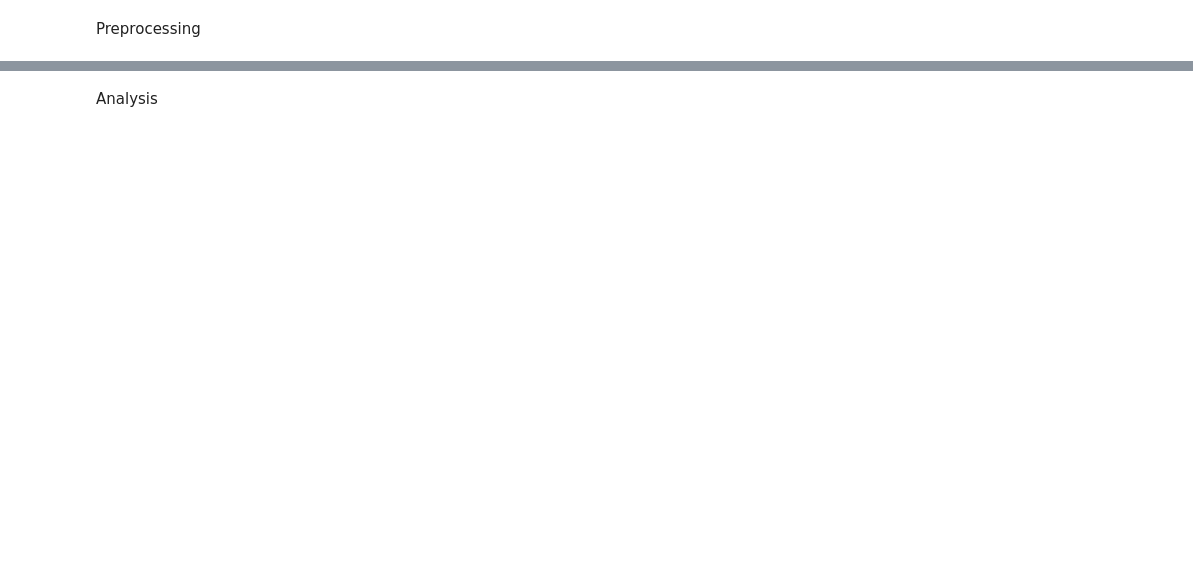
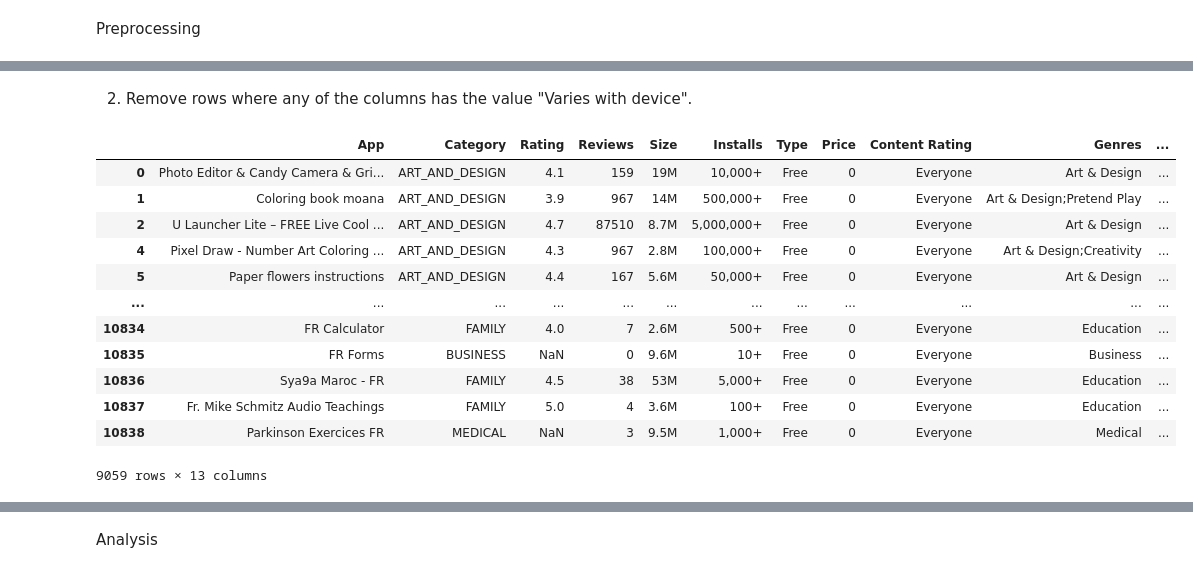
Before and after one commit to woogyeom/CS210-Assignment-3, a Jupyter notebook: Problem3.ipynb, the cells around one changed output, grey strips where cells are left out. Saved outputs shown, nothing was run; the diff lists cells and outputs as text; code cells hidden in the pictures; blank space fills up the shorter version.

```diff
--- a/Problem3.ipynb
+++ b/Problem3.ipynb
@@ -10,3 +32,21 @@ df['Reviews'] = pd.to_numeric(df['Reviews'], errors='raise')
+# %% [markdown]
+2. Remove rows where any of the columns has the value "Varies with device".
 # %%
 index_to_remove = df[df.eq("Varies with device").any(axis=1)].index
 df = df.drop(index_to_remove)
+
+df
+# %% [output]
+|  | App | Category | Rating | Reviews | Size | Installs | Type | Price | Content Rating | Genres | ... |
+| 0 | Photo Editor & Candy Camera & Gri... | ART_AND_DESIGN | 4.1 | 159 | 19M | 10,000+ | Free | 0 | Everyone | Art & Design | ... |
+| 1 | Coloring book moana | ART_AND_DESIGN | 3.9 | 967 | 14M | 500,000+ | Free | 0 | Everyone | Art & Design;Pretend Play | ... |
+| 2 | U Launcher Lite – FREE Live Cool ... | ART_AND_DESIGN | 4.7 | 87510 | 8.7M | 5,000,000+ | Free | 0 | Everyone | Art & Design | ... |
+| 4 | Pixel Draw - Number Art Coloring ... | ART_AND_DESIGN | 4.3 | 967 | 2.8M | 100,000+ | Free | 0 | Everyone | Art & Design;Creativity | ... |
+| 5 | Paper flowers instructions | ART_AND_DESIGN | 4.4 | 167 | 5.6M | 50,000+ | Free | 0 | Everyone | Art & Design | ... |
+| ... | ... | ... | ... | ... | ... | ... | ... | ... | ... | ... | ... |
+| 10834 | FR Calculator | FAMILY | 4.0 | 7 | 2.6M | 500+ | Free | 0 | Everyone | Education | ... |
+| 10835 | FR Forms | BUSINESS | NaN | 0 | 9.6M | 10+ | Free | 0 | Everyone | Business | ... |
+| 10836 | Sya9a Maroc - FR | FAMILY | 4.5 | 38 | 53M | 5,000+ | Free | 0 | Everyone | Education | ... |
+| 10837 | Fr. Mike Schmitz Audio Teachings | FAMILY | 5.0 | 4 | 3.6M | 100+ | Free | 0 | Everyone | Education | ... |
+| 10838 | Parkinson Exercices FR | MEDICAL | NaN | 3 | 9.5M | 1,000+ | Free | 0 | Everyone | Medical | ... |
+9059 rows × 13 columns
```
Also changed, not shown: parts of 23 cells of this notebook, 13 other files.
